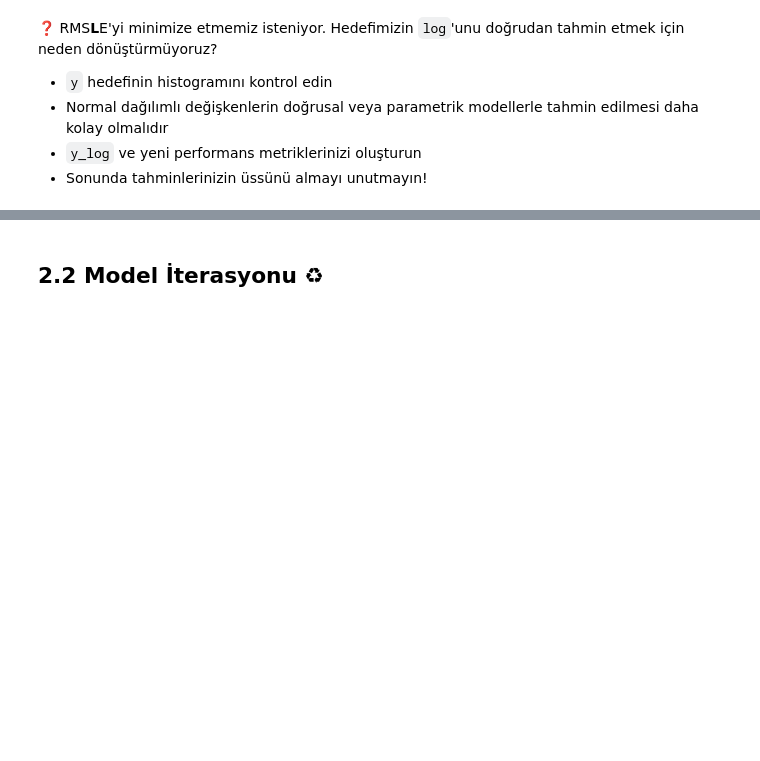
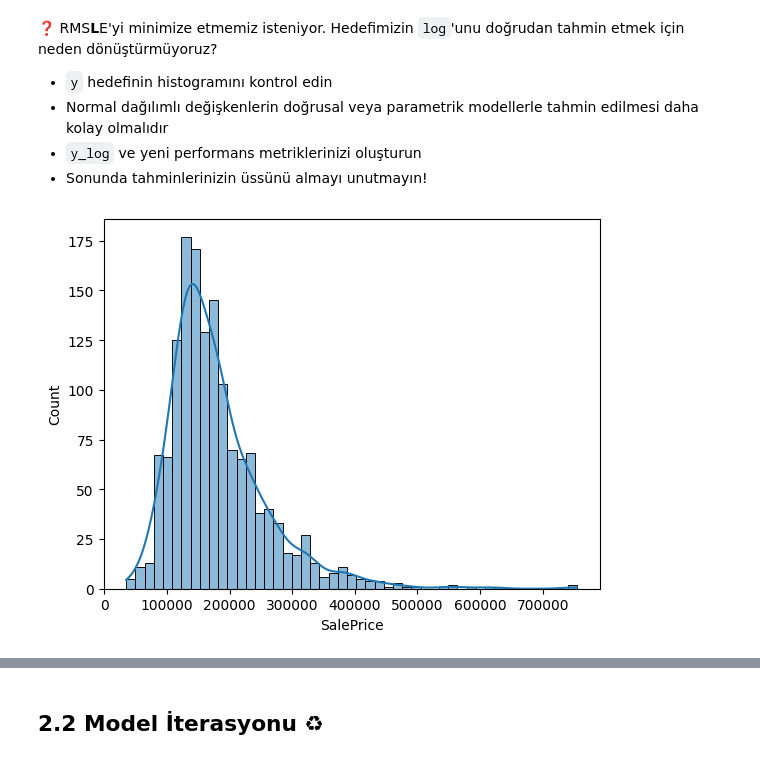
Before and after one commit to zulalyilmazer/S17D2-S-kaggle-competition, a Jupyter notebook: houses_kaggle_competition.ipynb, the cells around one changed output, grey strips where cells are left out. Drawn from its saved outputs; the diff is of its cells as text; code cells hidden in the pictures; blank space fills up the shorter version.

```diff
--- a/houses_kaggle_competition.ipynb
+++ b/houses_kaggle_competition.ipynb
@@ -633,0 +783,5 @@ Pipeline'ınızın sonuna bir [`VarianceThreshold`](https://scikit-learn.org/sta
+# %%
+sns.histplot(y, kde=True)
+plt.show()
+# %% [output]
+[figure, added]
```
Also changed, not shown: parts of 33 cells of this notebook.
